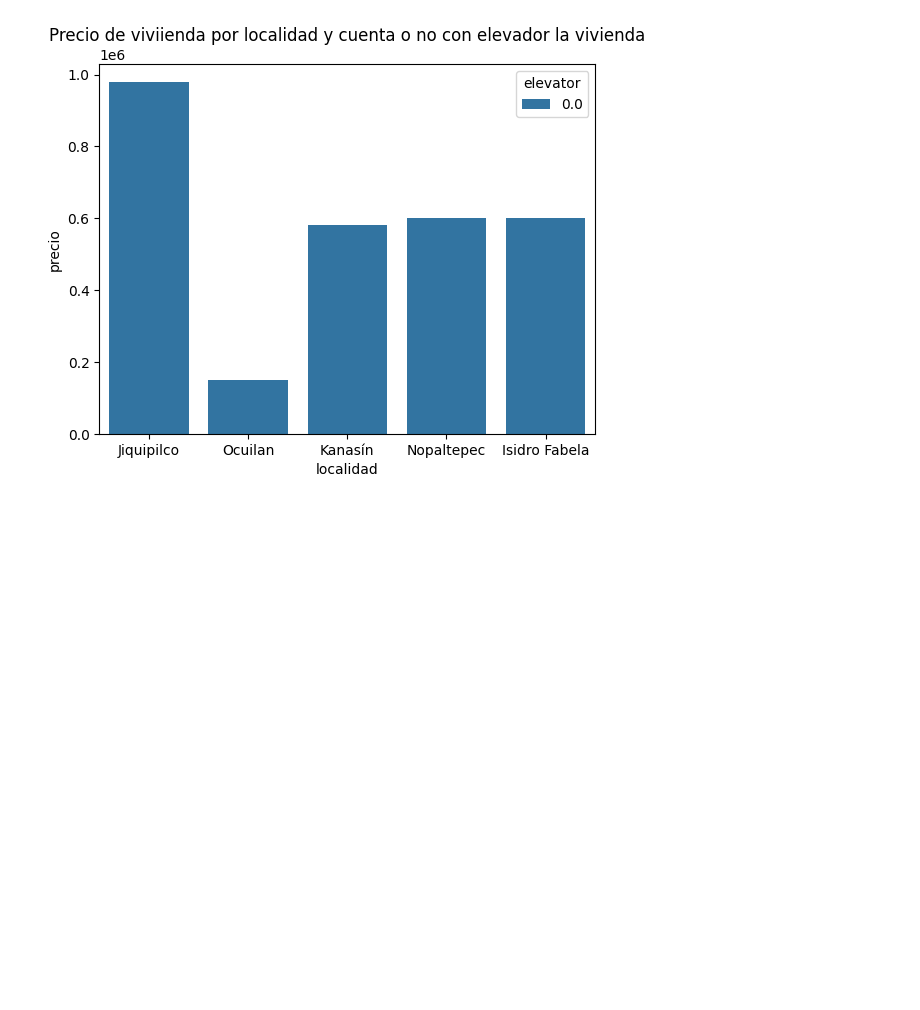
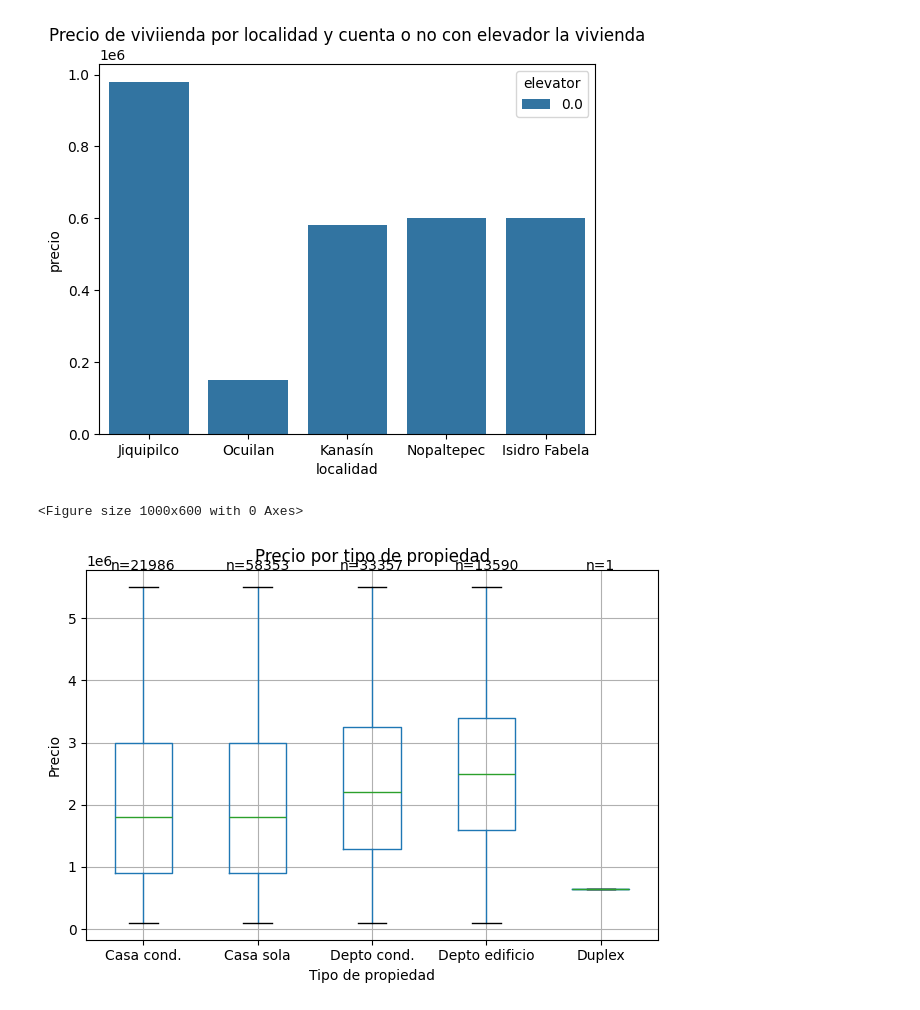
Before and after one commit to Marcocruz88/Proyecto, a Jupyter notebook: EDA.ipynb, the cells around one changed output. Drawn from its saved outputs; the diff is of its cells as text; code cells hidden in the pictures; blank space fills up the shorter version.

```diff
--- a/EDA.ipynb
+++ b/EDA.ipynb
@@ -243,3 +247,43 @@ plt.show()
 # %% [output]
 [figure]
 [figure]
+# %%
+
+
+# copia del dataframe para no modificar el original
+df_plot = df.copy()
+
+# nombres más cortos para la gráfica
+labels = {
+    'casa_duplex': 'Duplex',
+    'casa_en_condominio': 'Casa cond.',
+    'casa_sola': 'Casa sola',
+    'departamento_en_condominio_o_unidad_habitacional': 'Depto cond.',
+    'departamento_en_edificio_solo': 'Depto edificio'
+}
+
+df_plot['property_type'] = df_plot['property_type'].replace(labels)
+
+plt.figure(figsize=(10,6))
+
+ax = df_plot.boxplot(column='precio', by='property_type')
+
+# contar observaciones por tipo
+counts = df_plot['property_type'].value_counts()
+
+# añadir el conteo encima de cada boxplot
+for i, label in enumerate(ax.get_xticklabels()):
+    categoria = label.get_text()
+    n = counts[categoria]
+    ax.text(i+1, df_plot['precio'].max()*1.05, f'n={n}', ha='center', fontsize=10)
+
+plt.title('Precio por tipo de propiedad')
+plt.suptitle('')
+plt.xlabel('Tipo de propiedad')
+plt.ylabel('Precio')
+
+plt.tight_layout()
+plt.show()
+# %% [output]
+<Figure size 1000x600 with 0 Axes>
+[figure, added]
```
Also changed, not shown: parts of 5 cells of this notebook.
